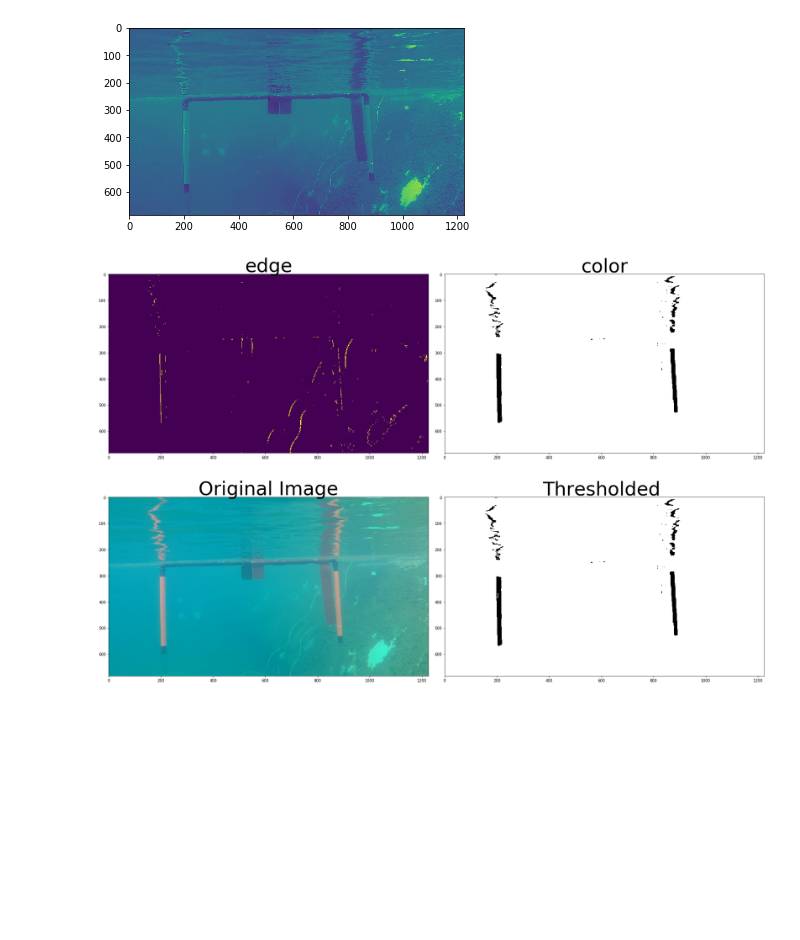
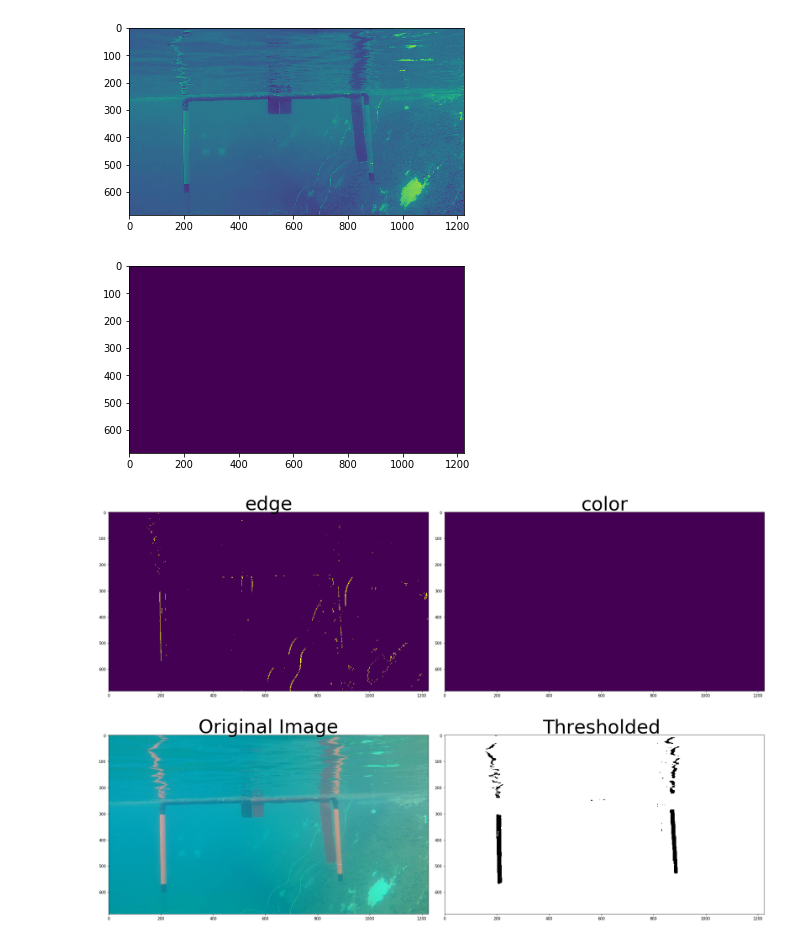
Before and after one commit to YomnaJehad/CarND-Advanced-Lane-Detection, a Jupyter notebook: AUVNoKoto.ipynb, the cells around one changed output. Drawn from its saved outputs; the diff is of its cells as text; code cells hidden in the pictures; blank space fills up the shorter version.

```diff
--- a/AUVNoKoto.ipynb
+++ b/AUVNoKoto.ipynb
@@ -90,11 +90,14 @@ def get_s_binary(img, s_thresh=(0, 255)):
     binary_output=np.zeros_like(h)
     binary_output[(h>s_thresh[0]) & (h<=s_thresh[1])]=1
 
-    s=hsv[:,:,0]
-    blue_thres= (,)
-    out2=np.zeros_like(s)
-    out2[(h>blue_thresh[0]) & (h<=blue_thresh[1])]=1
+#     v=hsv[:,:,2]
+#     black_thresh= (0,21)
+#     out2=np.zeros_like(v)
+#     out2[(v>black_thresh[0]) & (v<=black_thresh[1])]=1
 
+    lower_orange = np.array([ 0,  0, 0])
+    upper_orange = np.array([233, 39, 35])
+    out2 = cv2.inRange(hsv, lower_orange, upper_orange)
 
     plt.imshow(out2)
 
@@ -126,32 +129,33 @@ plt.subplots_adjust(left=0., right=1, top=0.9, bottom=0.)
 
 
 #Now let's define a function that transforms each frame/image into my combined binary frame/image
 def getCombinedBinary(image,Abs_Thresh=(15,100),Mag_Thresh=(100, 255),Dir_Thresh=(0.7, 1.3),S_Thresh=(170,255),Sobel_Kernel=3):
 
     outt1=get_abs_mag_dir_binary(image,abs_thresh=Abs_Thresh,mag_thresh=Mag_Thresh,dir_thresh=Dir_Thresh,sobel_kernel=Sobel_Kernel)
     outt2=get_s_binary(image,s_thresh=S_Thresh)
 
     combined = np.zeros_like(outt2)
     combined[((outt1 == 1) | (outt2 == 1))] = 1
 
     return combined
 
 
 
 """
 #TESTING
 #FIRST FIX THE IMAGE DISTORTION
 image_=cv2.undistort(testImages[5],mtx,dist,None,mtx)
 
 """
 outt=getCombinedBinary(testImage,Abs_Thresh=(70,200),Mag_Thresh=(100, 255),Dir_Thresh=(0, 1.5),S_Thresh=(35,100))
 f, (ax1, ax2) = plt.subplots(1, 2, figsize=(24, 9))
 f.tight_layout()
 ax1.imshow(testImage)
 ax1.set_title('Original Image', fontsize=50)
 ax2.imshow(outt, cmap='gray')
 ax2.set_title('Thresholded ', fontsize=50)
 plt.subplots_adjust(left=0., right=1, top=0.9, bottom=0.)
 # %% [output]
-[figure, old version]
+[figure, new version]
-[figure, old version]
+[figure, new version]
+[figure, added]
```
